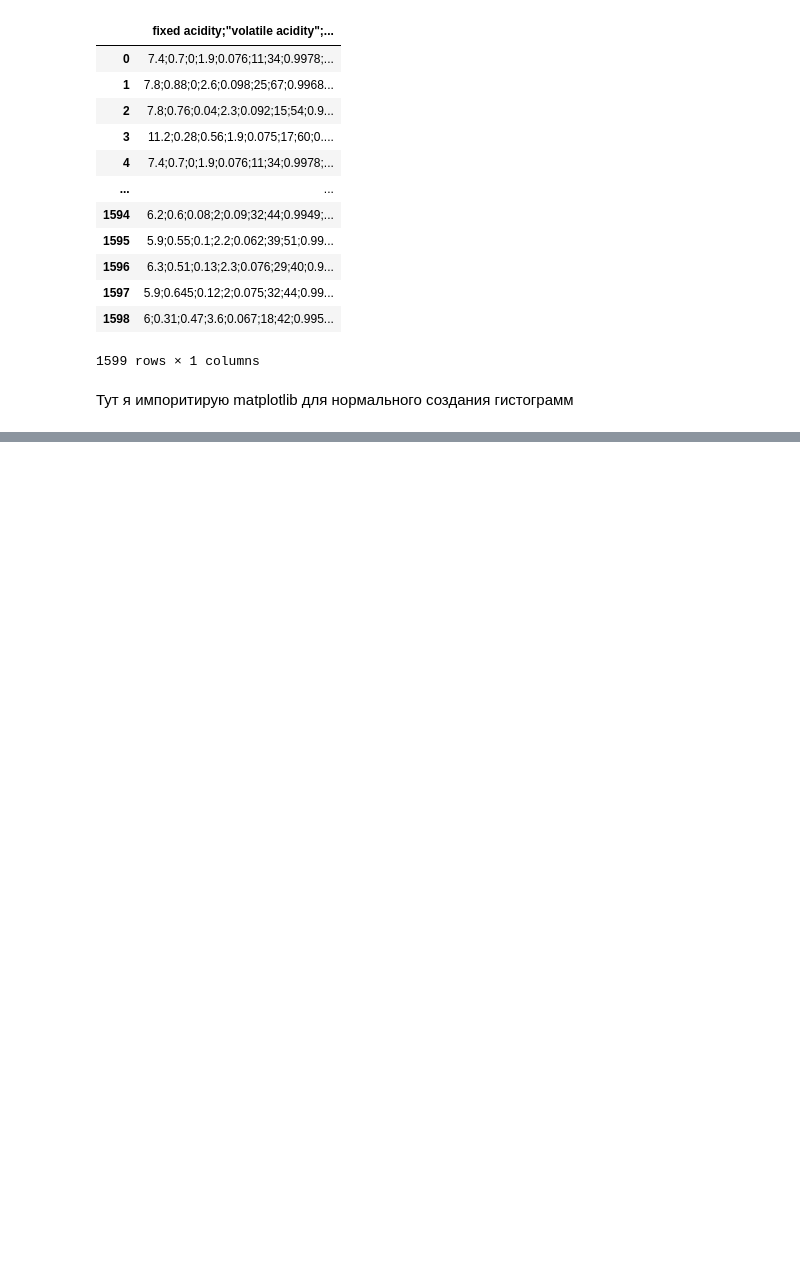
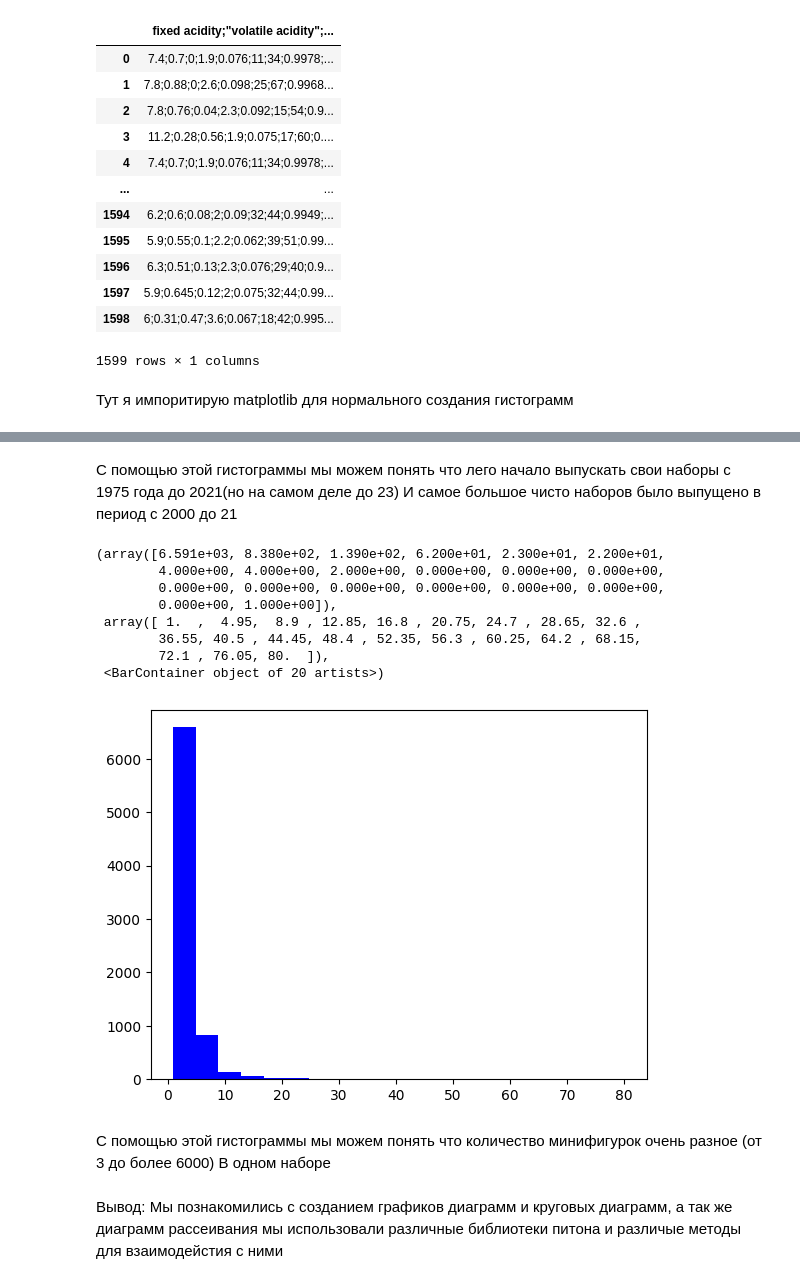
Before and after one commit to mataweimataweev/-, a Jupyter notebook: Untitled2.ipynb, the cells around one changed output, grey strips where cells are left out. Cells and saved outputs as stored; diff of their text form; code cells hidden in the pictures; blank space fills up the shorter version.

```diff
--- a/Untitled2.ipynb
+++ b/Untitled2.ipynb
@@ -151,0 +178,19 @@ VINO
+# %% [markdown]
+С помощью этой гистограммы мы можем понять что лего начало выпускать свои наборы с 1975 года до 2021(но на самом деле до 23) И самое большое чисто наборов было выпущено в период с 2000 до 21
+# %%
+LOL = pd.read_csv("sets.csv")
+plt.hist(LOL["Minifigures"], bins= 20, color = "blue")
+# %% [output]
+(array([6.591e+03, 8.380e+02, 1.390e+02, 6.200e+01, 2.300e+01, 2.200e+01,
+        4.000e+00, 4.000e+00, 2.000e+00, 0.000e+00, 0.000e+00, 0.000e+00,
+        0.000e+00, 0.000e+00, 0.000e+00, 0.000e+00, 0.000e+00, 0.000e+00,
+        0.000e+00, 1.000e+00]),
+ array([ 1.  ,  4.95,  8.9 , 12.85, 16.8 , 20.75, 24.7 , 28.65, 32.6 ,
+        36.55, 40.5 , 44.45, 48.4 , 52.35, 56.3 , 60.25, 64.2 , 68.15,
+        72.1 , 76.05, 80.  ]),
+ <BarContainer object of 20 artists>)
+[figure, added]
+# %% [markdown]
+С помощью этой гистограммы мы можем понять что количество минифигурок очень разное (от 3 до более 6000) В одном наборе
+# %% [markdown]
+Вывод: Мы познакомились с созданием графиков диаграмм и круговых диаграмм, а так же диаграмм рассеивания мы использовали различные библиотеки питона и различые методы для взаимодейстия с ними
```
Also changed, not shown: parts of 4 cells of this notebook.
